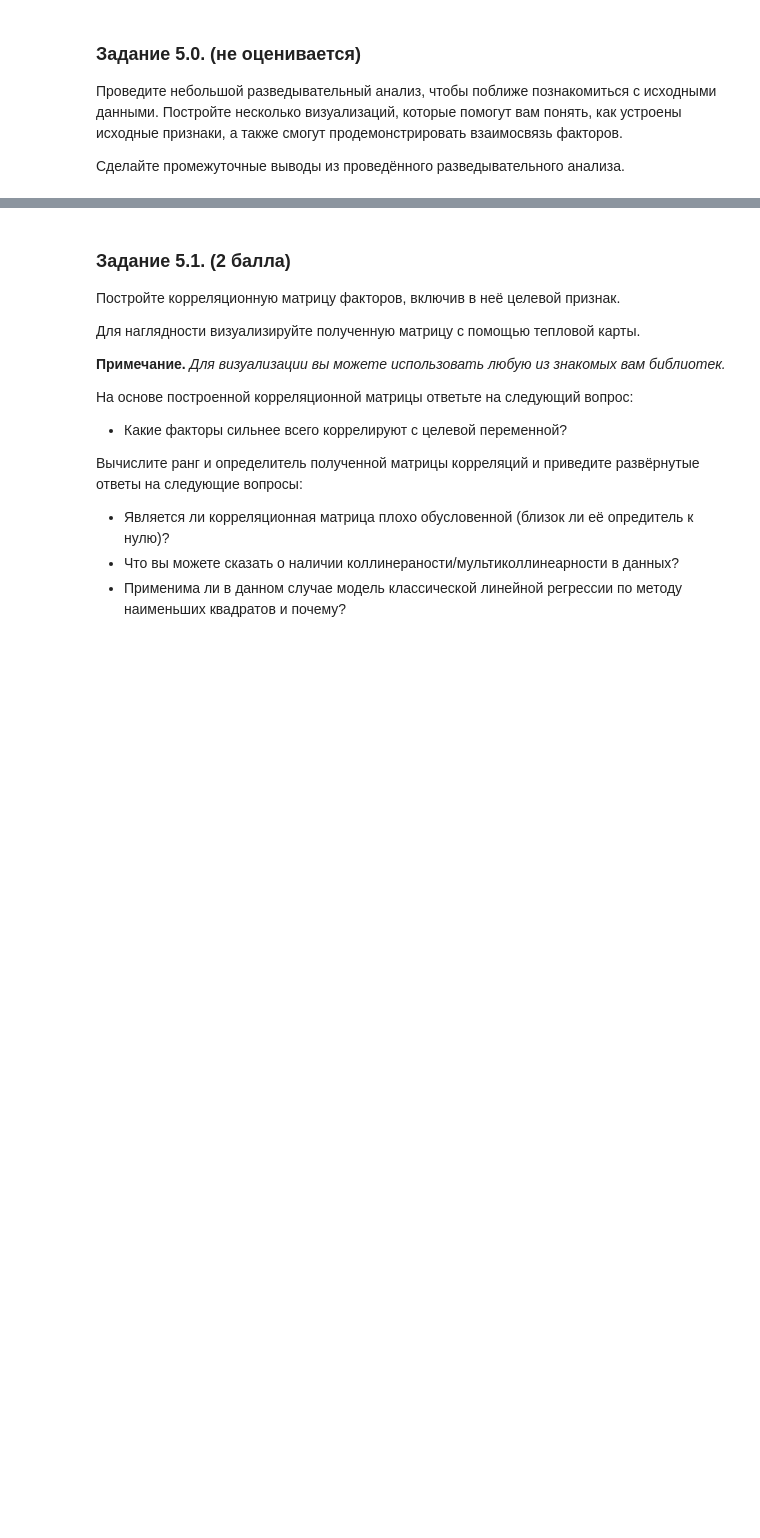
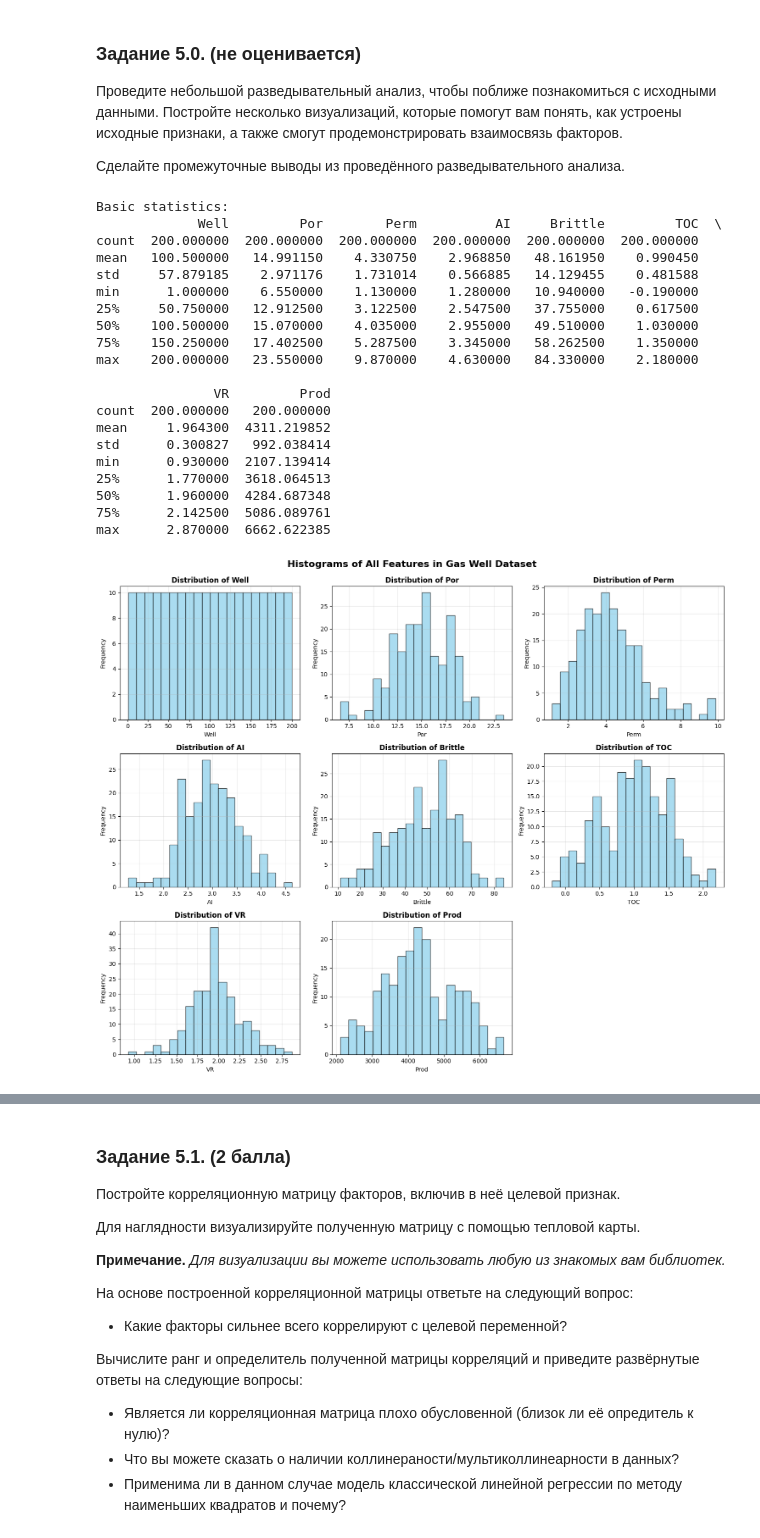
Before and after one commit to tgorbunov/sf_data_science, a Jupyter notebook: Skillfactory/ML_math_part 1/MATH_ML-2._Практика._Ноутбук-шаблон.ipynb, the cells around one changed output, grey strips where cells are left out. Drawn from its saved outputs; the diff is of its cells as text; code cells hidden in the pictures; blank space fills up the shorter version.

```diff
--- a/Skillfactory/ML_math_part 1/MATH_ML-2._Практика._Ноутбук-шаблон.ipynb
+++ b/Skillfactory/ML_math_part 1/MATH_ML-2._Практика._Ноутбук-шаблон.ipynb
@@ -61,3 +61,59 @@ data.head()
 Сделайте промежуточные выводы из проведённого разведывательного анализа.
 # %%
 # Ваш код здесь
+
+# Быстрая проверка данных. Проверил на дубликаты и пропуски, все в порядке
+# data.isnull().sum()
+# print('Количество дубликатов: {}'.format(data[data.duplicated()].shape[0]))
+# data = data.drop_duplicates()
+# print('Размер таблицы после удаления дубликатов: {}'.format(data.shape))
+
+# Build Histograms for all features
+
+print("\nBasic statistics:")
+print(data.describe())
+
+# Create histograms for all columns
+fig, axes = plt.subplots(nrows=3, ncols=3, figsize=(15, 12))
+axes = axes.flatten()
+
+# Get all numeric columns
+numeric_columns = data.select_dtypes(include=[np.number]).columns
+
+for i, column in enumerate(numeric_columns):
+    if i < len(axes):
+        axes[i].hist(data[column], bins=20, alpha=0.7, color='skyblue', edgecolor='black')
+        axes[i].set_title(f'Distribution of {column}', fontsize=12, fontweight='bold')
+        axes[i].set_xlabel(column)
+        axes[i].set_ylabel('Frequency')
+        axes[i].grid(True, alpha=0.3)
+
+# Remove any unused subplots
+for j in range(i + 1, len(axes)):
+    fig.delaxes(axes[j])
+
+plt.tight_layout()
+plt.suptitle('Histograms of All Features in Gas Well Dataset', fontsize=16, fontweight='bold', y=1.02)
+plt.show()
+# %% [output]
+Basic statistics:
+             Well         Por        Perm          AI     Brittle         TOC  \
+count  200.000000  200.000000  200.000000  200.000000  200.000000  200.000000
+mean   100.500000   14.991150    4.330750    2.968850   48.161950    0.990450
+std     57.879185    2.971176    1.731014    0.566885   14.129455    0.481588
+min      1.000000    6.550000    1.130000    1.280000   10.940000   -0.190000
+25%     50.750000   12.912500    3.122500    2.547500   37.755000    0.617500
+50%    100.500000   15.070000    4.035000    2.955000   49.510000    1.030000
+75%    150.250000   17.402500    5.287500    3.345000   58.262500    1.350000
+max    200.000000   23.550000    9.870000    4.630000   84.330000    2.180000
+
+               VR         Prod
+count  200.000000   200.000000
+mean     1.964300  4311.219852
+std      0.300827   992.038414
+min      0.930000  2107.139414
+25%      1.770000  3618.064513
+50%      1.960000  4284.687348
+75%      2.142500  5086.089761
+max      2.870000  6662.622385
+[figure, added]
```
Also changed, not shown: parts of 10 cells of this notebook, 3 other files.
